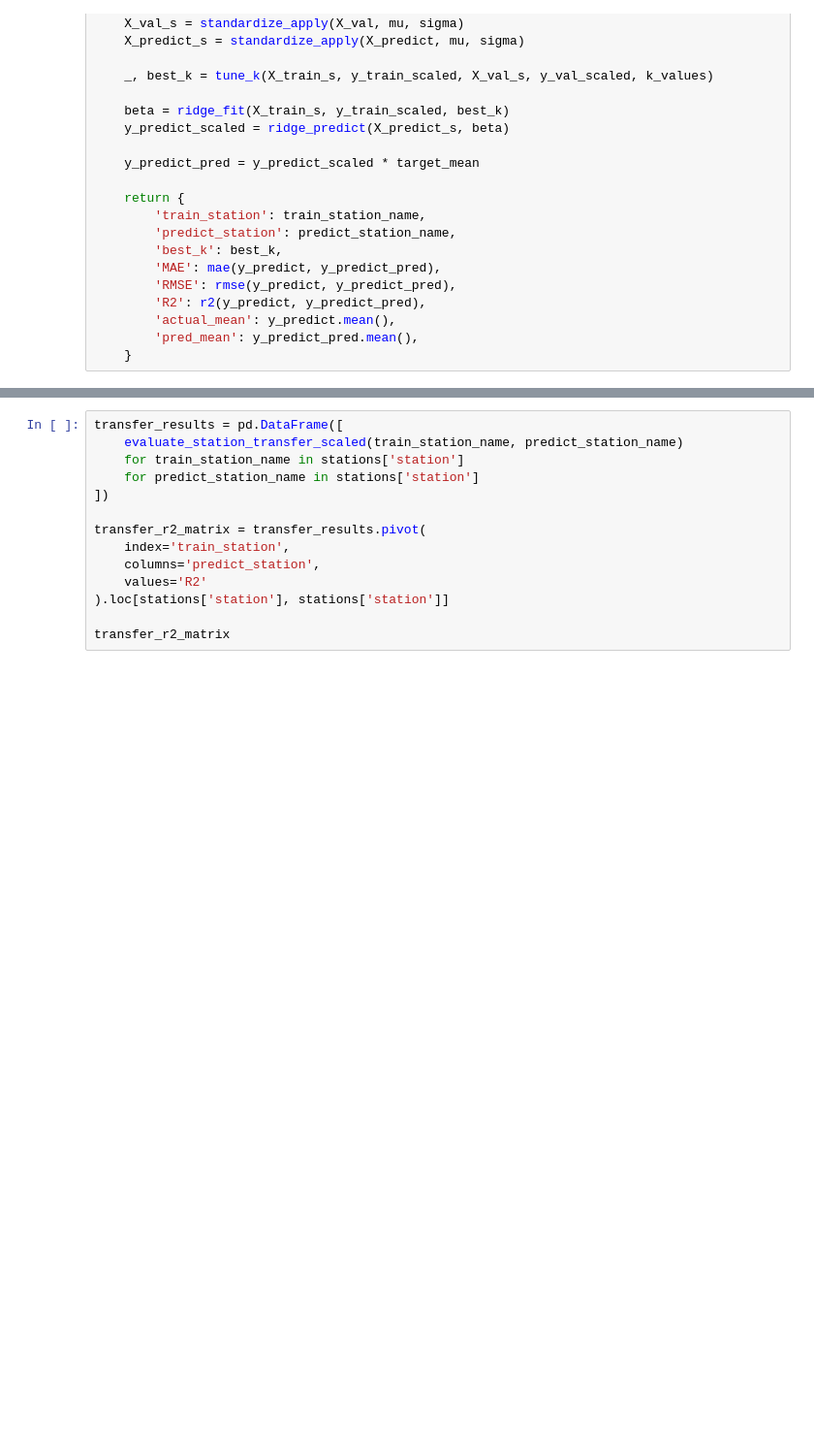
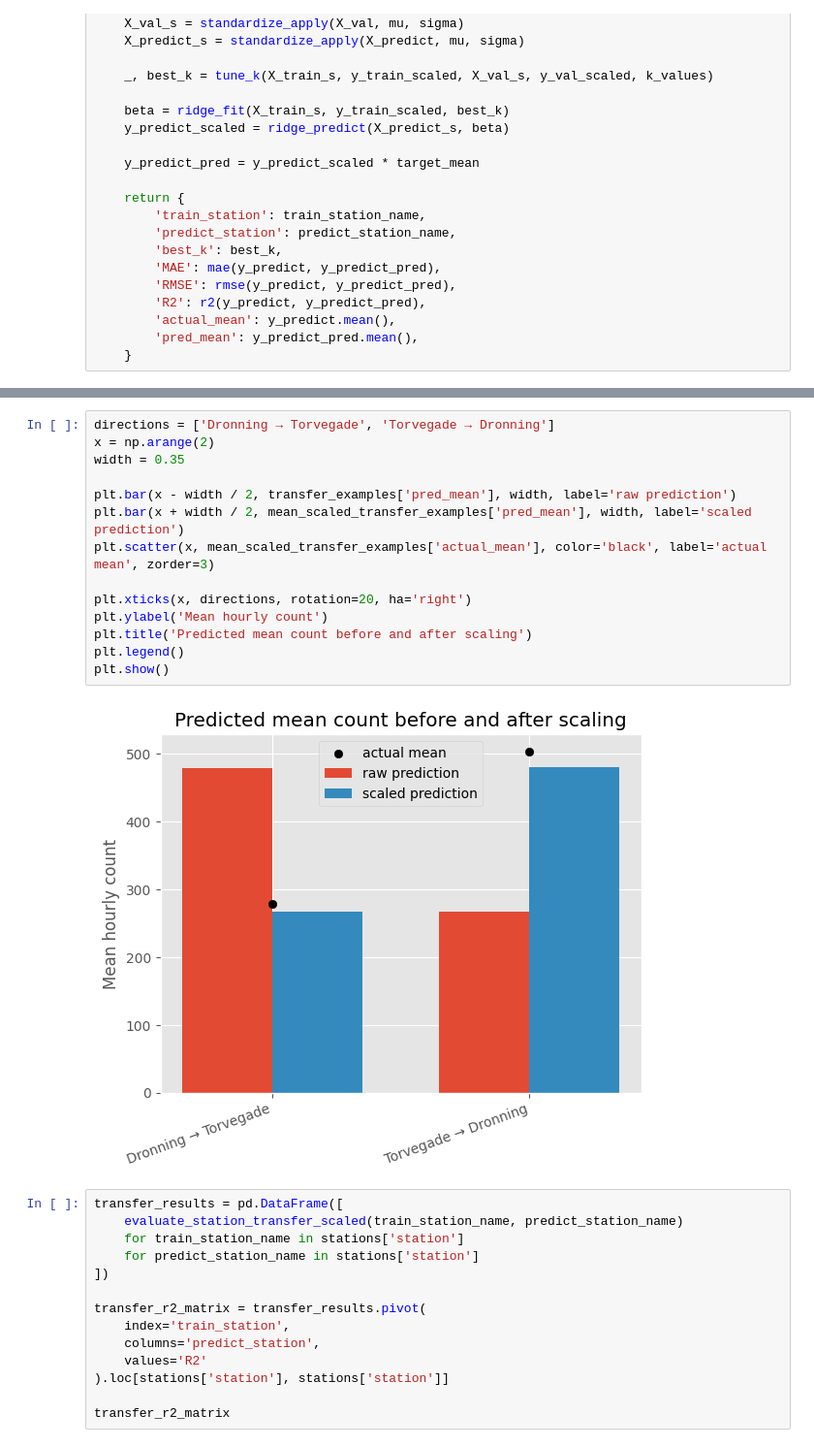
Before and after one commit to julianbarfoed/bike-proj-exam, a Jupyter notebook: sol.ipynb, the cells around one changed output, grey strips where cells are left out. Shown at 97% size. Cells and saved outputs as stored; diff of their text form; blank space fills up the shorter version.

```diff
--- a/sol.ipynb
+++ b/sol.ipynb
@@ -702,6 +702,22 @@ mean_scaled_transfer_examples
 |  | train_station | predict_station | best_k | MAE | RMSE | R2 | actual_mean | pred_mean |
 | 0 | Dronning_Louises_Bro | Torvegade | 0.01 | 118.233044 | 180.550676 | 0.760180 | 277.875364 | 266.940554 |
 | 1 | Torvegade | Dronning_Louises_Bro | 0.01 | 212.964188 | 327.991363 | 0.758524 | 503.384104 | 479.959767 |
+# %%
+directions = ['Dronning → Torvegade', 'Torvegade → Dronning']
+x = np.arange(2)
+width = 0.35
+
+plt.bar(x - width / 2, transfer_examples['pred_mean'], width, label='raw prediction')
+plt.bar(x + width / 2, mean_scaled_transfer_examples['pred_mean'], width, label='scaled prediction')
+plt.scatter(x, mean_scaled_transfer_examples['actual_mean'], color='black', label='actual mean', zorder=3)
+
+plt.xticks(x, directions, rotation=20, ha='right')
+plt.ylabel('Mean hourly count')
+plt.title('Predicted mean count before and after scaling')
+plt.legend()
+plt.show()
+# %% [output]
+[figure, added]
 # %%
 transfer_results = pd.DataFrame([
     evaluate_station_transfer_scaled(train_station_name, predict_station_name)
```
Also changed, not shown: parts of 13 cells of this notebook.
